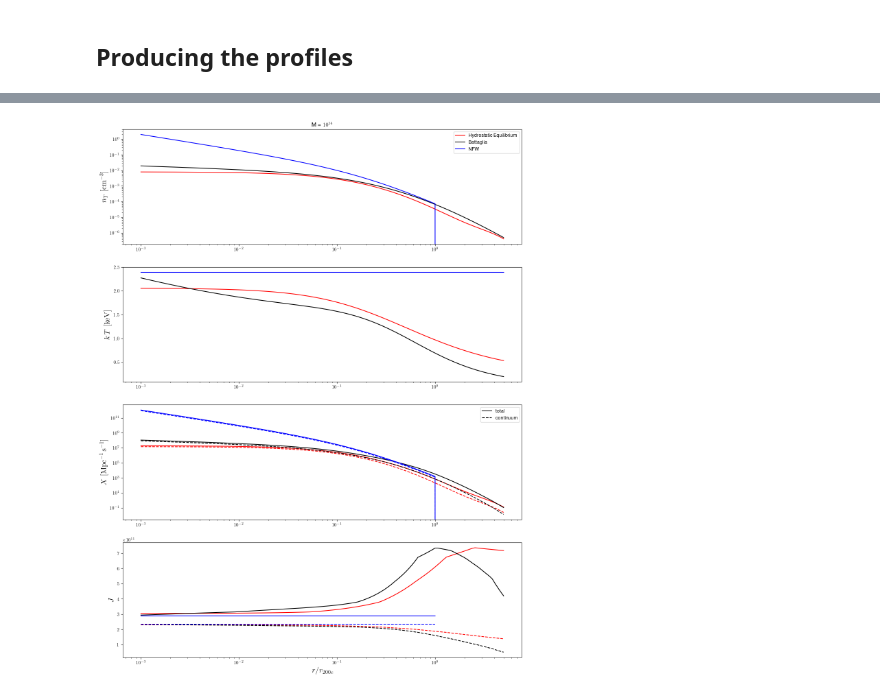
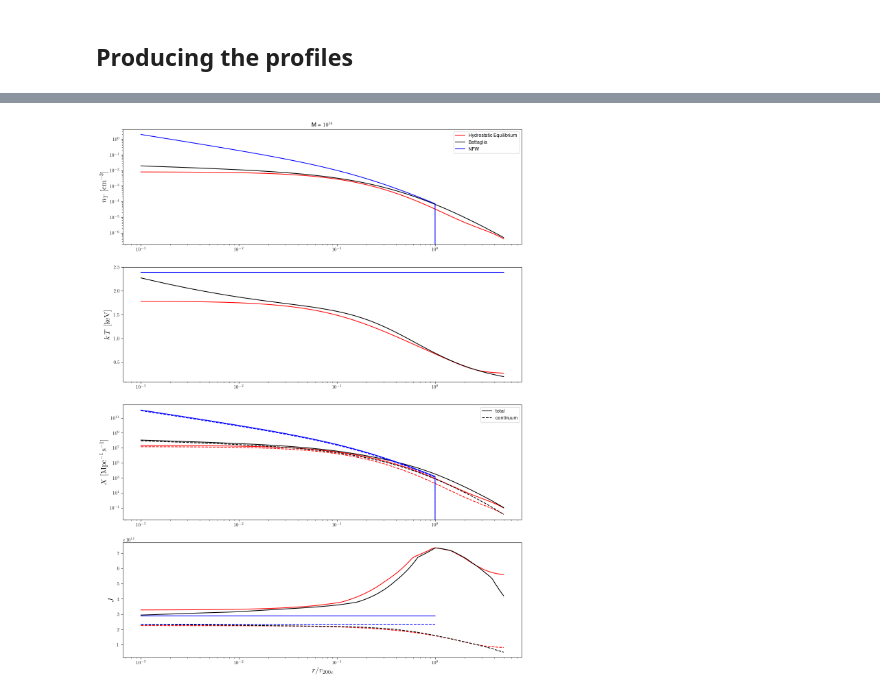
Before and after one commit to Cosmotheka/Cosmotheka_likelihoods, a Jupyter notebook: papers/ROSATx/Profiles.ipynb, the cells around one changed output, grey strips where cells are left out. Cells and saved outputs as stored; diff of their text form; code cells hidden in the pictures.

```diff
--- a/papers/ROSATx/Profiles.ipynb
+++ b/papers/ROSATx/Profiles.ipynb
@@ -11,3 +13,36 @@ rc('text', usetex=True)
+# %%
+cosmo = ccl.CosmologyVanillaLCDM()
+mdef = ccl.halos.MassDef200c
+cM = ccl.halos.ConcentrationDuffy08(mass_def=mdef)
+
+a = 1.
+x = np.geomspace(0.001, 5, 128)
+M = 1e14
+
+r200 = mdef.get_radius(cosmo, M, a) / a
+r = r200*x
+
+# Battaglia
+dens_bg = rx.HaloProfileDensityBattaglia(mass_def=mdef, kind='n_total')
+density_bg = dens_bg.real(cosmo, r, M, a)
+pres_bg = rx.HaloProfilePressureBattaglia(mass_def=mdef, kind='P_total')
+pressure_bg = pres_bg.real(cosmo, r, M, a)
+
+
+# Hydrostatic Equilibirum
+dens_he = rx.HaloProfileDensityHydrostaticEquilibrium(mass_def=mdef, concentration=cM,
+                                                      kind='n_total')
+density_he = dens_he.real(cosmo, r, M, a)
+pres_he = rx.HaloProfilePressureHydrostaticEquilibrium(mass_def=mdef, concentration=cM,
+                                                       kind='n_total', kind_T='T_total')
+pressure_he = pres_he.real(cosmo, r, M, a)
+
+
+# NFW
+dens_nfw = rx.HaloProfileDensityNFW(mass_def=mdef, concentration=cM, kind='n_total')
+density_nfw = dens_nfw.real(cosmo, r, M, a)
+temp_sl = rx.HaloProfileTemperatureSpectroscopicLike(mass_def=mdef)
+temperature_nfw = temp_sl.real(cosmo, r, M, a)
 # %% [markdown]
 ## Calculating the X-ray Spectrum
 # %%
@@ -98,7 +94,7 @@ ax[0].plot(x, density_bg, 'k', label='Battaglia')
 ax[0].plot(x, density_nfw, 'b', label='NFW')
 ax[0].legend()
 
-ax[1].plot(x, 1e-3*temperature_he, 'r')
+ax[1].plot(x, 1e-3*pressure_he/density_he, 'r')
 ax[1].plot(x, 1e-3*pressure_bg/density_bg, 'k')
 ax[1].plot(x, 1e-3*temperature_nfw, 'b')
 
@@ -109,32 +105,32 @@ ax[2].plot(x, xcont_bg, 'k--', label='continuum')
 ax[2].plot(x, xtot_nfw, 'b-')
 ax[2].plot(x, xcont_nfw, 'b--')
 ax[2].legend()
 
 ax[3].plot(x, xtot_he/density_he**2, 'r-')
 ax[3].plot(x, xcont_he/density_he**2, 'r--')
 ax[3].plot(x, xtot_bg/density_bg**2, 'k-')
 ax[3].plot(x, xcont_bg/density_bg**2, 'k--')
 ax[3].plot(x, xtot_nfw/density_nfw**2, 'b-')
 ax[3].plot(x, xcont_nfw/density_nfw**2, 'b--')
 
 #ax[0].loglog()
 #ax[1].loglog()
 ax[0].set_xscale('log')
 ax[0].set_yscale('log')
 ax[1].set_xscale('log')
 ax[2].set_xscale('log')
 ax[2].set_yscale('log')
 ax[3].set_xscale('log')
 
 ax[0].set_ylabel(r'$n_T\,\,[{\rm cm}^{-3}]$', fontsize=16)
 ax[1].set_ylabel(r'$k\,T\,\,[{\rm keV}]$', fontsize=16)
 ax[2].set_ylabel(r'$X\,\,[{\rm Mpc}^{-1}\,{\rm s}^{-1}]$', fontsize=16)
 ax[3].set_ylabel(r'$J$', fontsize=16)
 
 ax[3].set_xlabel(r'$r/r_{200c}$', fontsize=16)
 
 ax[0].set_title('M = $10^{14}$');
 
-fig.savefig('Plots/Profiles_comparison.pdf')
+fig.savefig('Plots/Profiles_comparison1.pdf')
 # %% [output]
-[figure, old version]
+[figure, new version]
```
Also changed, not shown: parts of 3 cells of this notebook, 3 other files.
